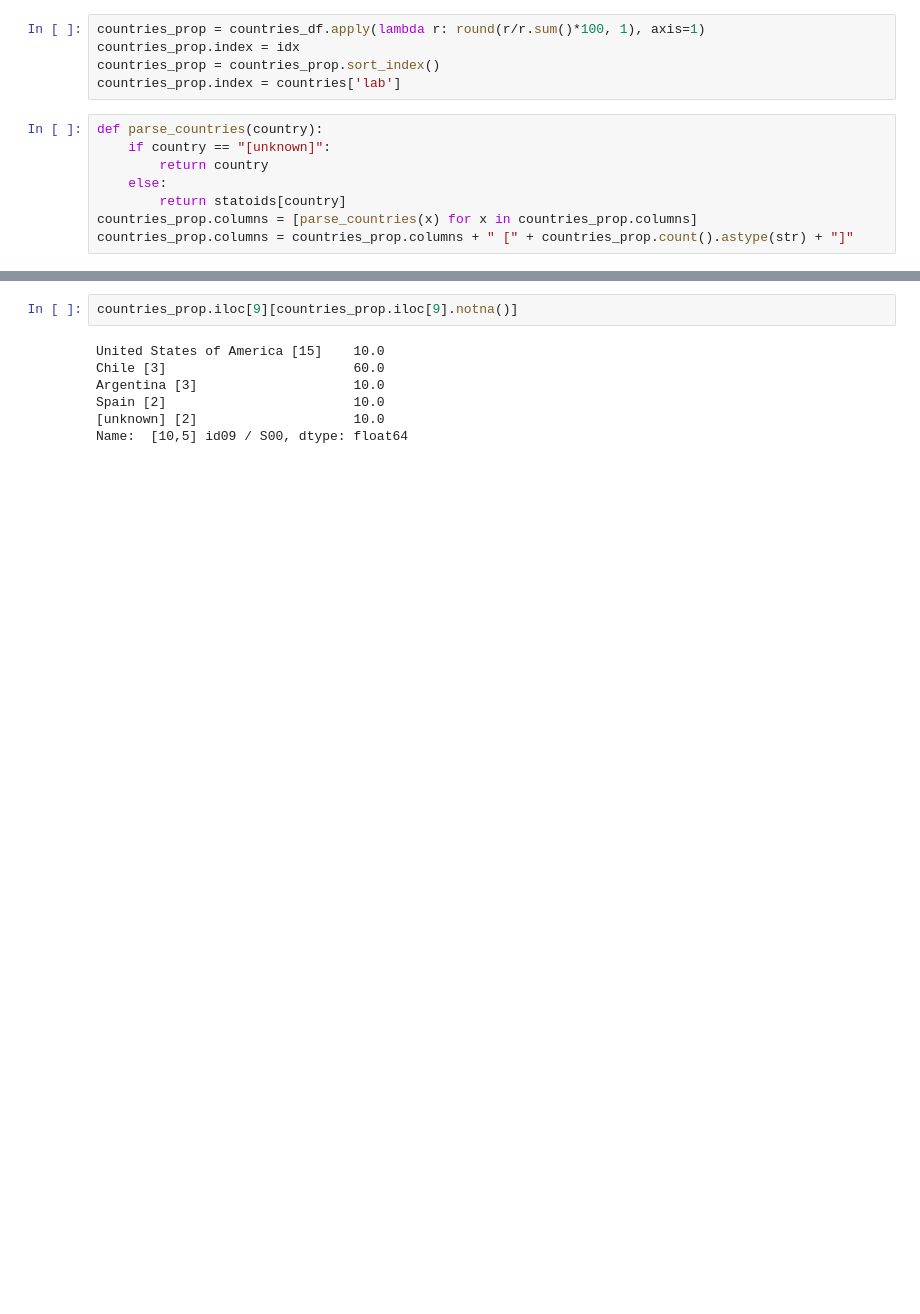
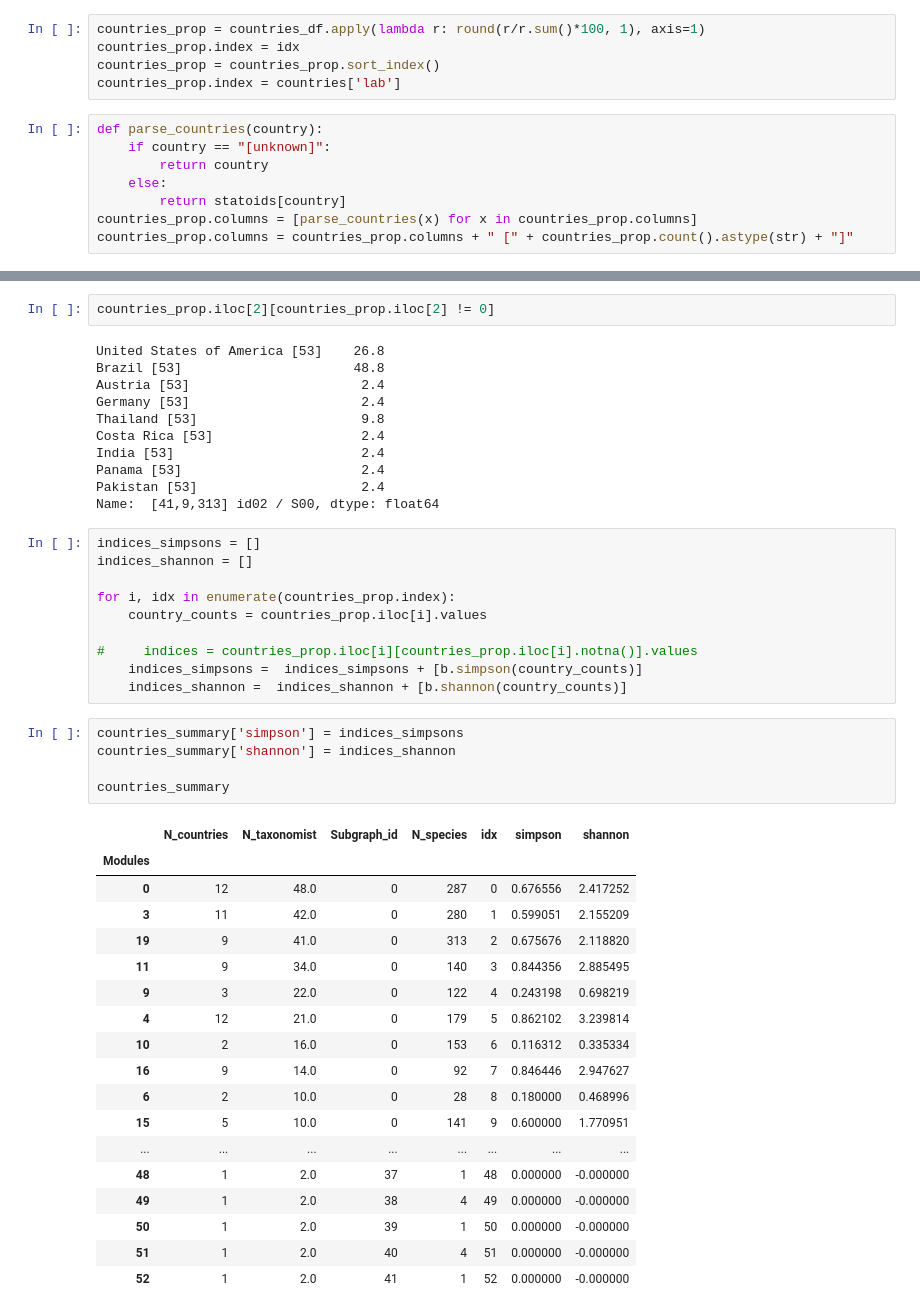
Before and after one commit to eunices/masters-thesis-code, a Jupyter notebook: 2019-09-24-coauthor-networkx/2019-11-07-coauthor-network-modularity.ipynb, the cells around one changed output, grey strips where cells are left out. Saved outputs shown, nothing was run; the diff lists cells and outputs as text; blank space fills up the shorter version.

```diff
--- a/2019-09-24-coauthor-networkx/2019-11-07-coauthor-network-modularity.ipynb
+++ b/2019-09-24-coauthor-networkx/2019-11-07-coauthor-network-modularity.ipynb
@@ -207,9 +206,47 @@ Name:  [41,9] id02 / S00, dtype: float64
 # %%
-countries_prop.iloc[9][countries_prop.iloc[9].notna()]
+countries_prop.iloc[2][countries_prop.iloc[2] != 0]
 # %% [output]
-United States of America [15]    10.0
-Chile [3]                        60.0
-Argentina [3]                    10.0
-Spain [2]                        10.0
-[unknown] [2]                    10.0
-Name:  [10,5] id09 / S00, dtype: float64
+United States of America [53]    26.8
+Brazil [53]                      48.8
+Austria [53]                      2.4
+Germany [53]                      2.4
+Thailand [53]                     9.8
+Costa Rica [53]                   2.4
+India [53]                        2.4
+Panama [53]                       2.4
+Pakistan [53]                     2.4
+Name:  [41,9,313] id02 / S00, dtype: float64
+# %%
+indices_simpsons = []
+indices_shannon = []
+
+for i, idx in enumerate(countries_prop.index):
+    country_counts = countries_prop.iloc[i].values
+
+#     indices = countries_prop.iloc[i][countries_prop.iloc[i].notna()].values
+    indices_simpsons =  indices_simpsons + [b.simpson(country_counts)]
+    indices_shannon =  indices_shannon + [b.shannon(country_counts)]
+# %%
+countries_summary['simpson'] = indices_simpsons
+countries_summary['shannon'] = indices_shannon
+
+countries_summary
+# %% [output]
+|  | N_countries | N_taxonomist | Subgraph_id | N_species | idx | simpson | shannon |
+| Modules |  |  |  |  |  |  |  |
+| 0 | 12 | 48.0 | 0 | 287 | 0 | 0.676556 | 2.417252 |
+| 3 | 11 | 42.0 | 0 | 280 | 1 | 0.599051 | 2.155209 |
+| 19 | 9 | 41.0 | 0 | 313 | 2 | 0.675676 | 2.118820 |
+| 11 | 9 | 34.0 | 0 | 140 | 3 | 0.844356 | 2.885495 |
+| 9 | 3 | 22.0 | 0 | 122 | 4 | 0.243198 | 0.698219 |
+| 4 | 12 | 21.0 | 0 | 179 | 5 | 0.862102 | 3.239814 |
+| 10 | 2 | 16.0 | 0 | 153 | 6 | 0.116312 | 0.335334 |
+| 16 | 9 | 14.0 | 0 | 92 | 7 | 0.846446 | 2.947627 |
+| 6 | 2 | 10.0 | 0 | 28 | 8 | 0.180000 | 0.468996 |
+| 15 | 5 | 10.0 | 0 | 141 | 9 | 0.600000 | 1.770951 |
+| ... | ... | ... | ... | ... | ... | ... | ... |
+| 48 | 1 | 2.0 | 37 | 1 | 48 | 0.000000 | -0.000000 |
+| 49 | 1 | 2.0 | 38 | 4 | 49 | 0.000000 | -0.000000 |
+| 50 | 1 | 2.0 | 39 | 1 | 50 | 0.000000 | -0.000000 |
+| 51 | 1 | 2.0 | 40 | 4 | 51 | 0.000000 | -0.000000 |
+| 52 | 1 | 2.0 | 41 | 1 | 52 | 0.000000 | -0.000000 |
```
Also changed, not shown: parts of 9 cells of this notebook, 2 other files.
